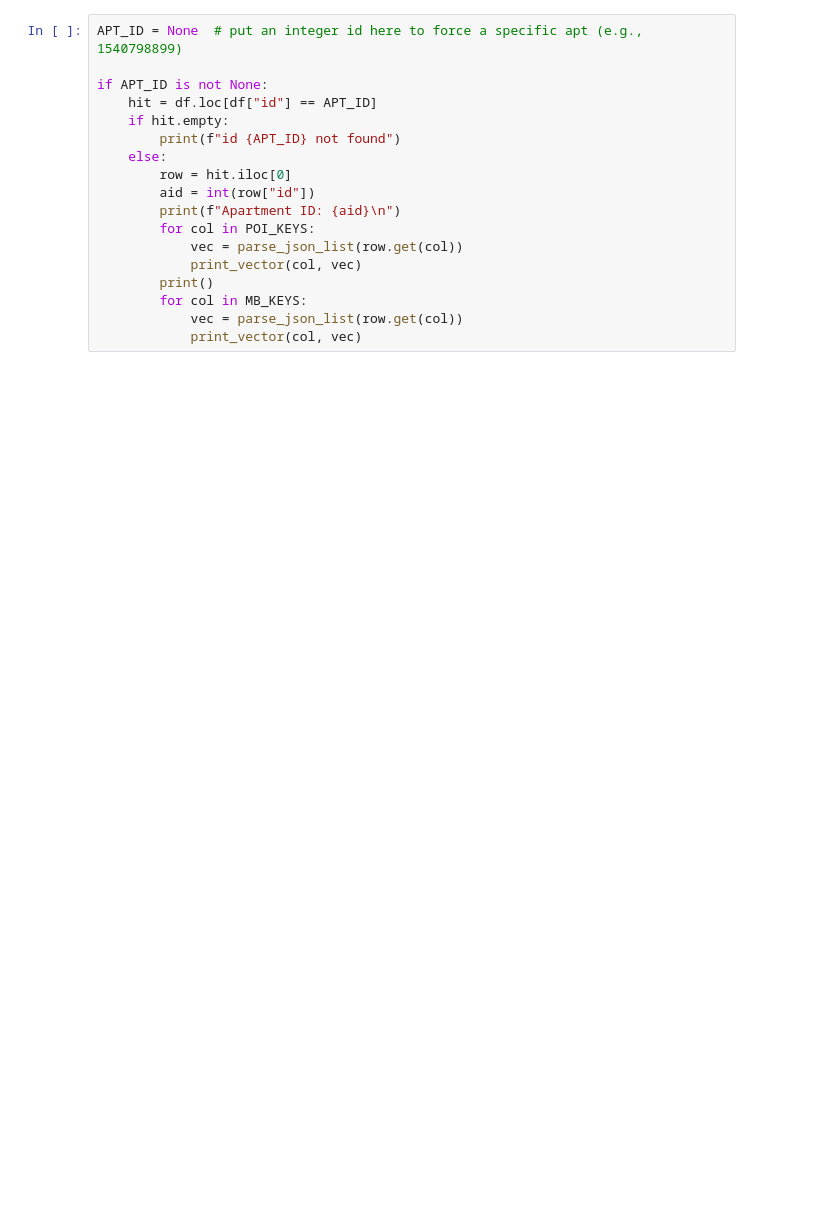
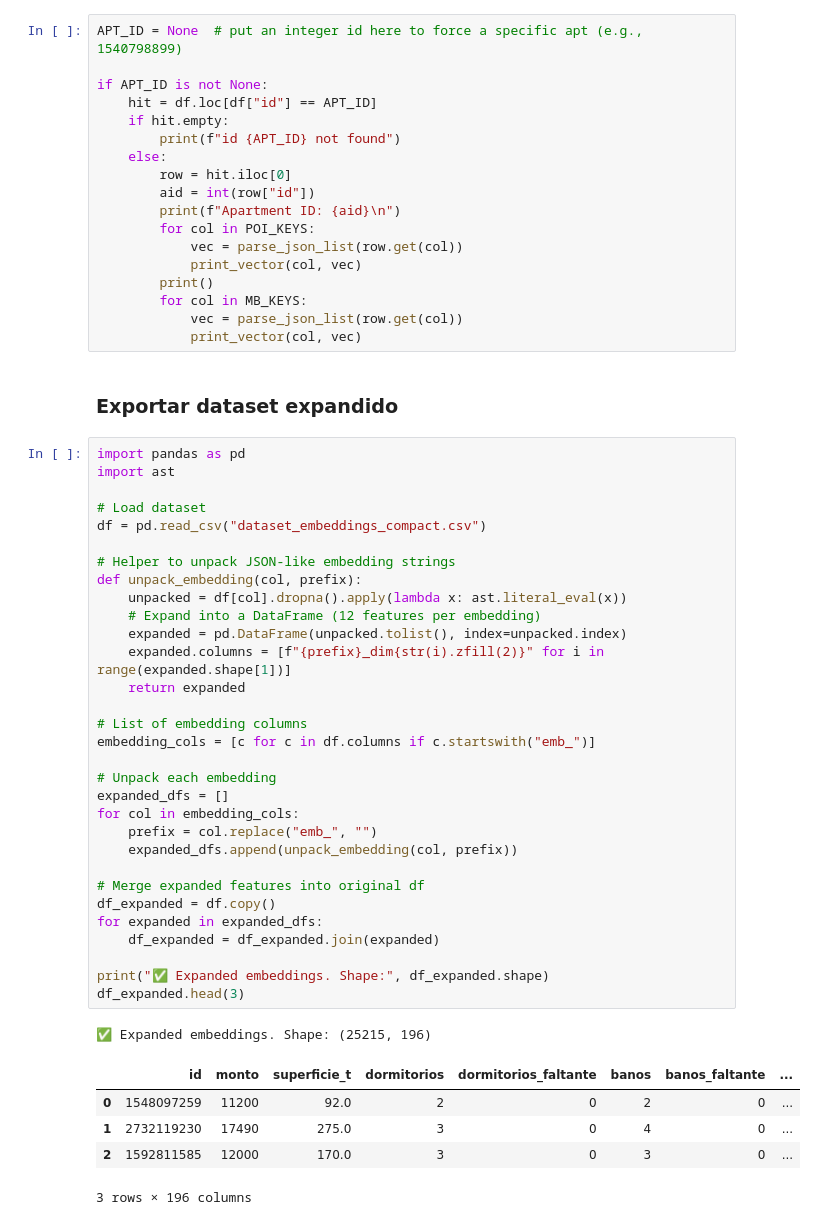
Before and after one commit to AlonsoDS/Proyecto_titulo, a Jupyter notebook: WebScraper/Analisis_embeddings.ipynb, the cells around one changed output. Saved outputs shown, nothing was run; the diff lists cells and outputs as text; blank space fills up the shorter version.

```diff
--- a/WebScraper/Analisis_embeddings.ipynb
+++ b/WebScraper/Analisis_embeddings.ipynb
@@ -124,3 +126,43 @@ if APT_ID is not None:
         for col in MB_KEYS:
             vec = parse_json_list(row.get(col))
             print_vector(col, vec)
+# %% [markdown]
+### Exportar dataset expandido
+# %%
+import pandas as pd
+import ast
+
+# Load dataset
+df = pd.read_csv("dataset_embeddings_compact.csv")
+
+# Helper to unpack JSON-like embedding strings
+def unpack_embedding(col, prefix):
+    unpacked = df[col].dropna().apply(lambda x: ast.literal_eval(x))
+    # Expand into a DataFrame (12 features per embedding)
+    expanded = pd.DataFrame(unpacked.tolist(), index=unpacked.index)
+    expanded.columns = [f"{prefix}_dim{str(i).zfill(2)}" for i in range(expanded.shape[1])]
+    return expanded
+
+# List of embedding columns
+embedding_cols = [c for c in df.columns if c.startswith("emb_")]
+
+# Unpack each embedding
+expanded_dfs = []
+for col in embedding_cols:
+    prefix = col.replace("emb_", "")
+    expanded_dfs.append(unpack_embedding(col, prefix))
+
+# Merge expanded features into original df
+df_expanded = df.copy()
+for expanded in expanded_dfs:
+    df_expanded = df_expanded.join(expanded)
+
+print("✅ Expanded embeddings. Shape:", df_expanded.shape)
+df_expanded.head(3)
+# %% [output]
+✅ Expanded embeddings. Shape: (25215, 196)
+|  | id | monto | superficie_t | dormitorios | dormitorios_faltante | banos | banos_faltante | ... |
+| 0 | 1548097259 | 11200 | 92.0 | 2 | 0 | 2 | 0 | ... |
+| 1 | 2732119230 | 17490 | 275.0 | 3 | 0 | 4 | 0 | ... |
+| 2 | 1592811585 | 12000 | 170.0 | 3 | 0 | 3 | 0 | ... |
+3 rows × 196 columns
```
Also changed, not shown: parts of 6 cells of this notebook, 6 other files.
